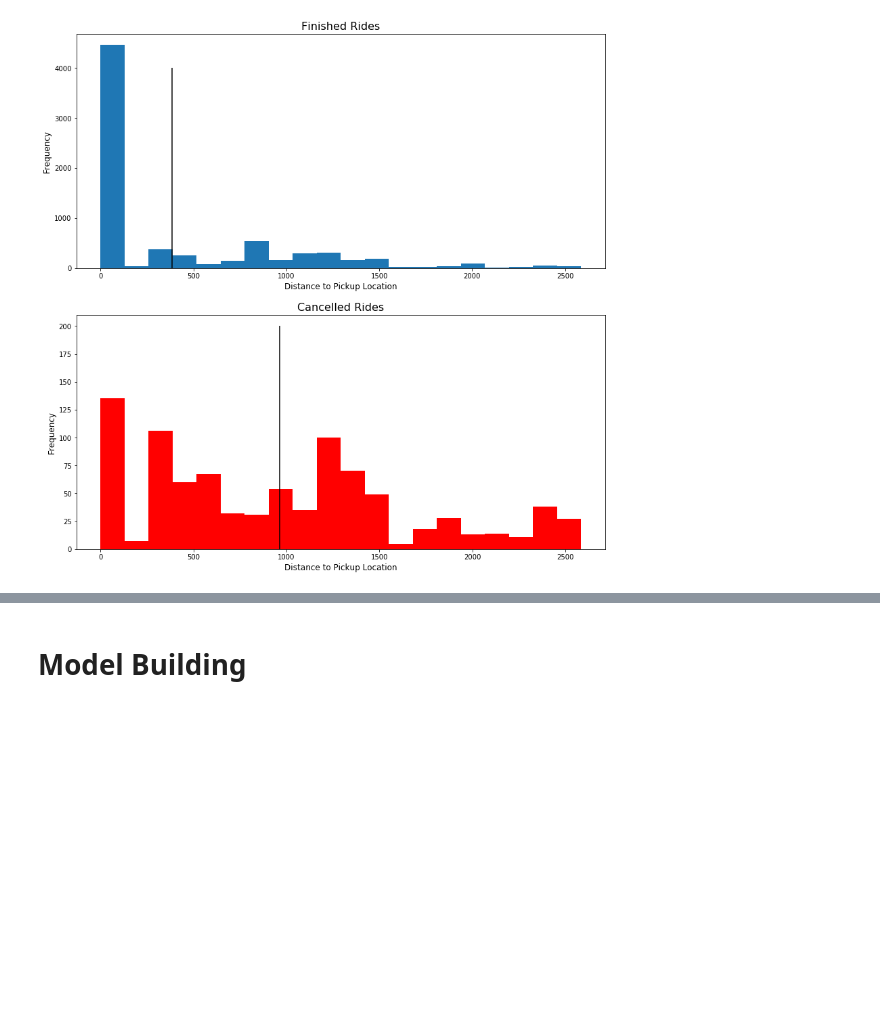
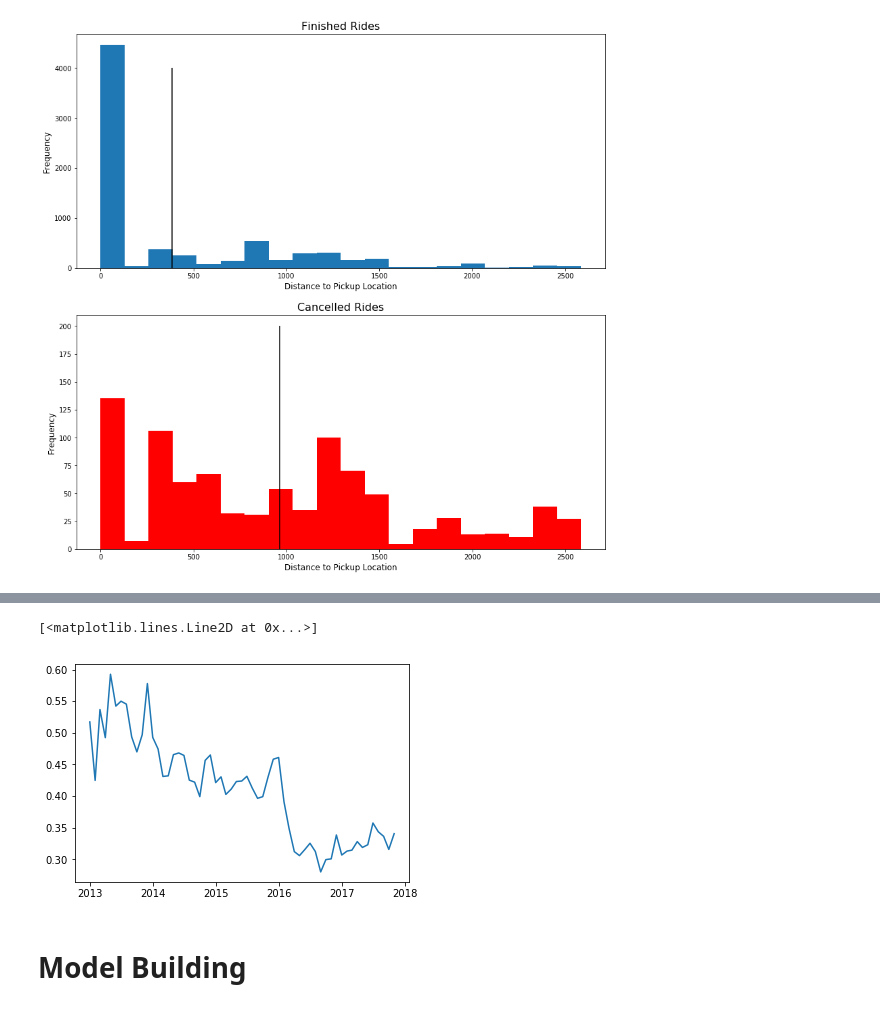
Before and after one commit to mengeling/silvercar-cancellation-predictor, a Jupyter notebook: EDA/silvercar.ipynb, the cells around one changed output, grey strips where cells are left out. Cells and saved outputs as stored; diff of their text form; code cells hidden in the pictures; blank space fills up the shorter version.

```diff
--- a/EDA/silvercar.ipynb
+++ b/EDA/silvercar.ipynb
@@ -670,3 +692,8 @@ fig.savefig("../../../../Desktop/silvercar_plot.png")
+# %%
+plt.plot(df_CCI.index, df_CCI["cancelled"])
+# %% [output]
+[<matplotlib.lines.Line2D at 0x...>]
+[figure, added]
 # %% [markdown]
 # Model Building
 # %%
```
Also changed, not shown: parts of 8 cells of this notebook.
